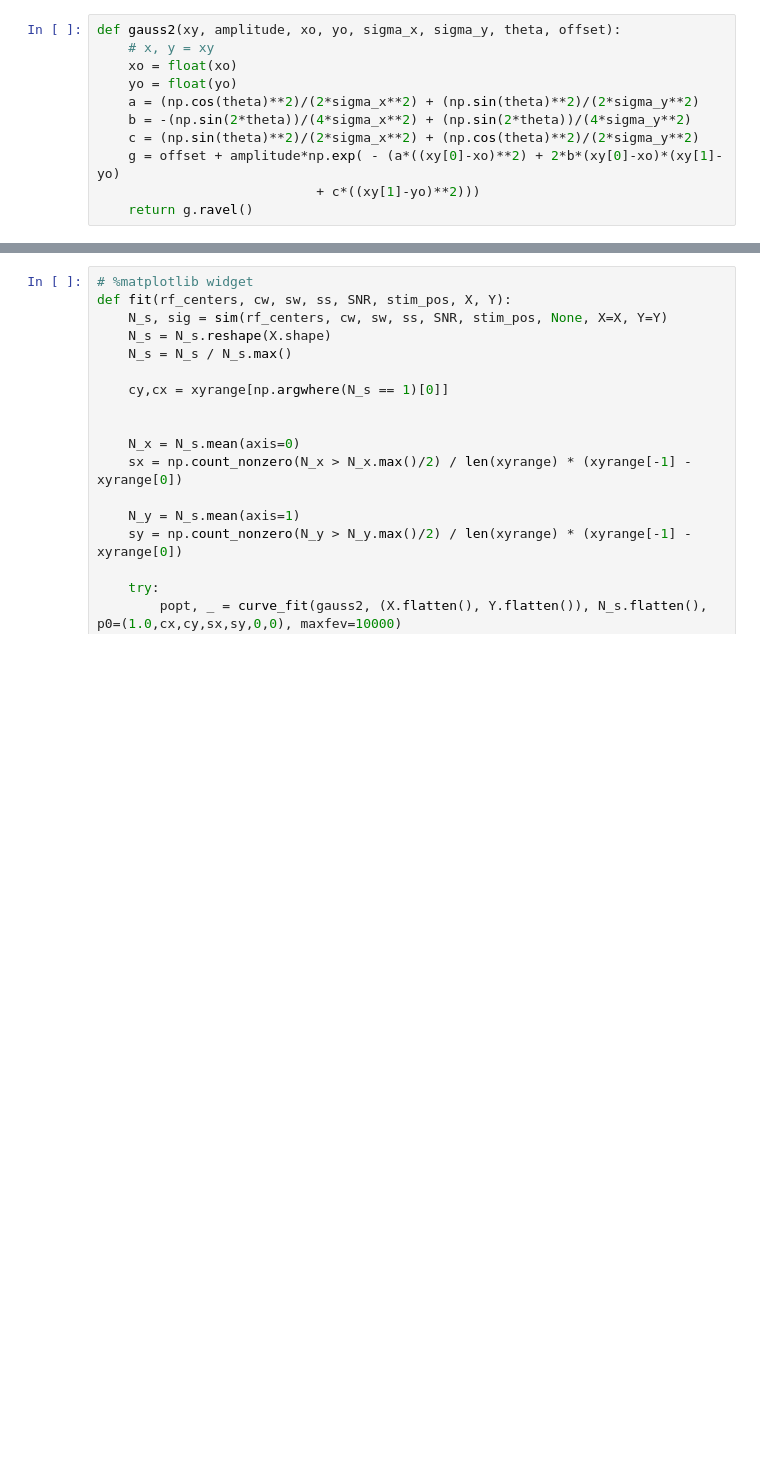
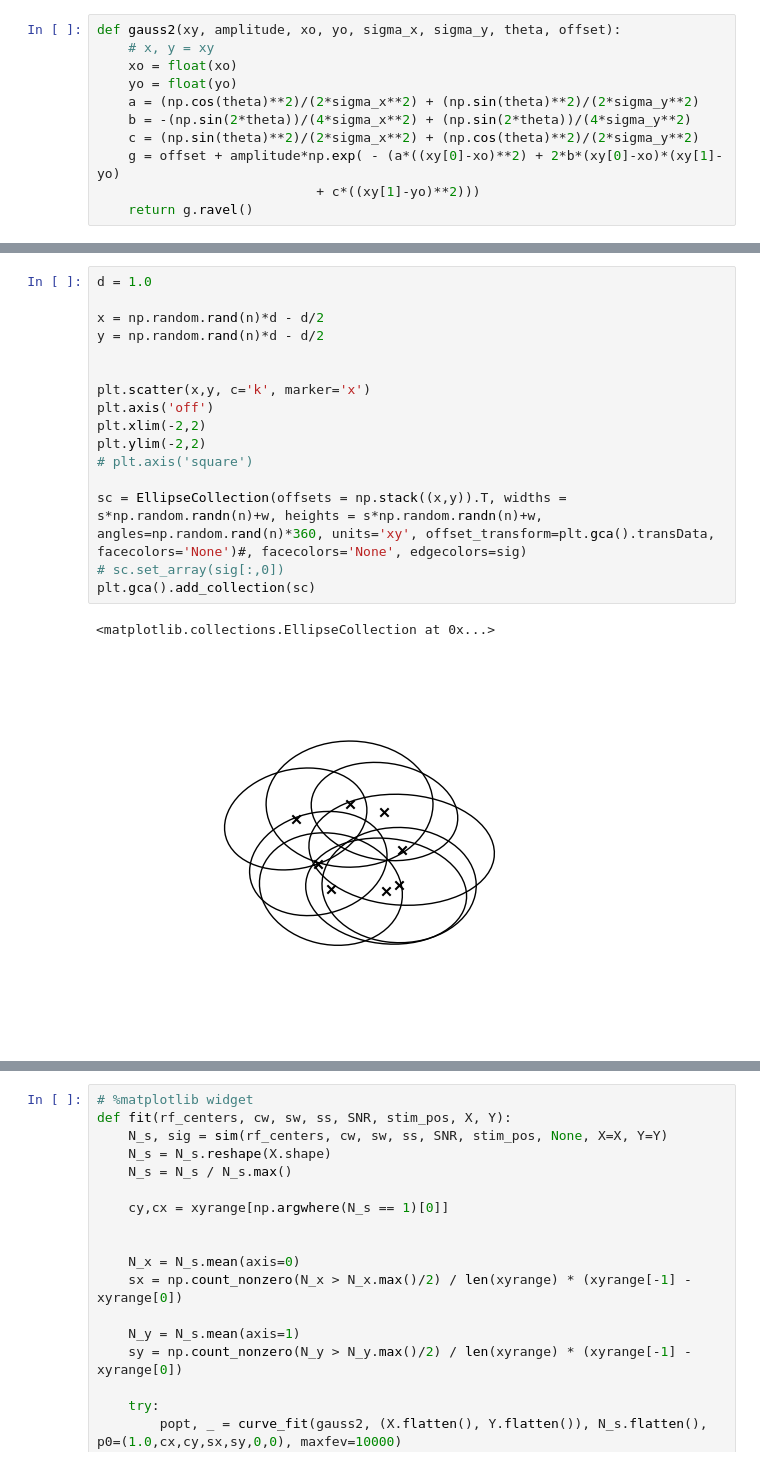
Before and after one commit to davidswygart/FunctionalImagingAnalysis, a Jupyter notebook: python/06receptive_field_modeling.ipynb, the cells around one changed output, grey strips where cells are left out. Saved outputs shown, nothing was run; the diff lists cells and outputs as text; blank space fills up the shorter version.

```diff
--- a/python/06receptive_field_modeling.ipynb
+++ b/python/06receptive_field_modeling.ipynb
@@ -105,3 +157,22 @@ x,y = gen_hex_grid(2,2, phase=1)
+# %%
+d = 1.0
+
+x = np.random.rand(n)*d - d/2
+y = np.random.rand(n)*d - d/2
+
+
+plt.scatter(x,y, c='k', marker='x')
+plt.axis('off')
+plt.xlim(-2,2)
+plt.ylim(-2,2)
+# plt.axis('square')
+
+sc = EllipseCollection(offsets = np.stack((x,y)).T, widths = s*np.random.randn(n)+w, heights = s*np.random.randn(n)+w, angles=np.random.rand(n)*360, units='xy', offset_transform=plt.gca().transData, facecolors='None')#, facecolors='None', edgecolors=sig)
+# sc.set_array(sig[:,0])
+plt.gca().add_collection(sc)
+# %% [output]
+<matplotlib.collections.EllipseCollection at 0x...>
+[figure, added]
 # %%
 _,axs = plt.subplots(1,4,figsize=(25,7))
 
```
Also changed, not shown: parts of 36 cells of this notebook.
